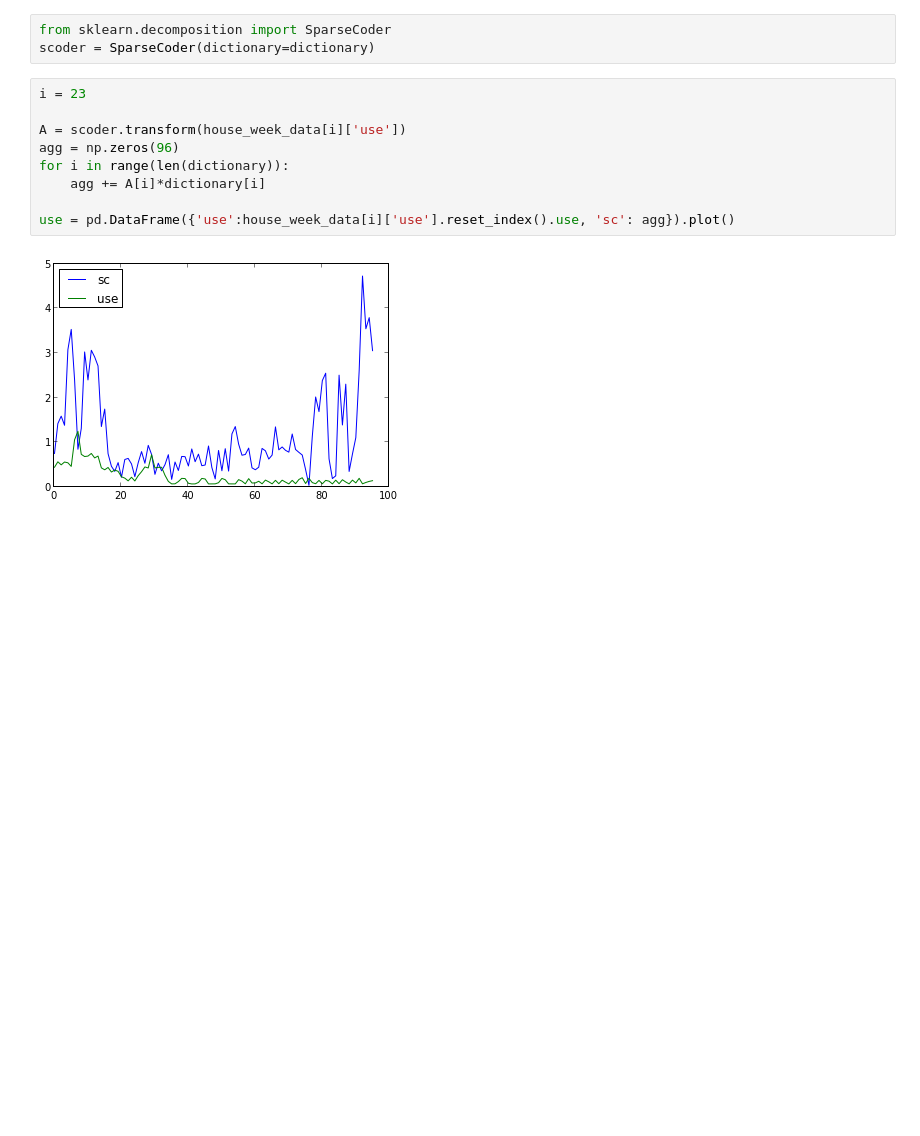
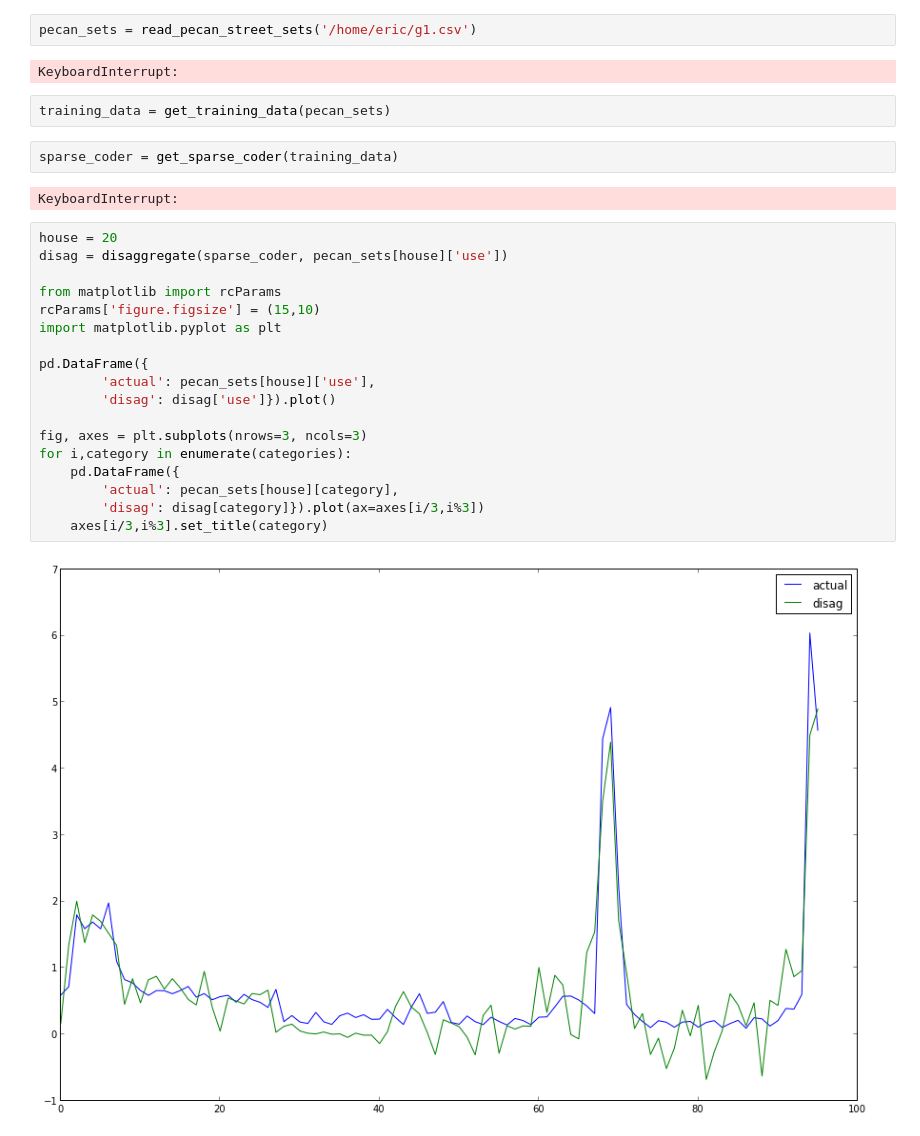
Before and after one commit to dssg/wikienergy, a Jupyter notebook: proto/sparse_coding/sparse_coding.ipynb, the cells around one changed output. Cells and saved outputs as stored; diff of their text form; blank space fills up the shorter version.

Commit message:
sparse coding
Former-commit-id: 1ca5dee79240edd00a30936216ac41364af9d450
Former-commit-id: 9469d029e3d1e2e30e9502219c14ace983c0e575
Former-commit-id: 82c68c468595608246f9f9093610b9a7ad259563

```diff
--- a/proto/sparse_coding/sparse_coding.ipynb
+++ b/proto/sparse_coding/sparse_coding.ipynb
@@ -66,14 +80,30 @@ dictionary = np.concatenate(category_dico.values())
-# %%
-from sklearn.decomposition import SparseCoder
-scoder = SparseCoder(dictionary=dictionary)
-# %%
-i = 23
-
-A = scoder.transform(house_week_data[i]['use'])
-agg = np.zeros(96)
-for i in range(len(dictionary)):
-    agg += A[i]*dictionary[i]
-
-use = pd.DataFrame({'use':house_week_data[i]['use'].reset_index().use, 'sc': agg}).plot()
-# %% [output]
-[figure, removed]
+# %%
+pecan_sets = read_pecan_street_sets('/home/eric/g1.csv')
+# %% [output]
+KeyboardInterrupt:
+# %%
+training_data = get_training_data(pecan_sets)
+# %%
+sparse_coder = get_sparse_coder(training_data)
+# %% [output]
+KeyboardInterrupt:
+# %%
+house = 20
+disag = disaggregate(sparse_coder, pecan_sets[house]['use'])
+
+from matplotlib import rcParams
+rcParams['figure.figsize'] = (15,10)
+import matplotlib.pyplot as plt
+
+pd.DataFrame({
+        'actual': pecan_sets[house]['use'],
+        'disag': disag['use']}).plot()
+
+fig, axes = plt.subplots(nrows=3, ncols=3)
+for i,category in enumerate(categories):
+    pd.DataFrame({
+        'actual': pecan_sets[house][category],
+        'disag': disag[category]}).plot(ax=axes[i/3,i%3])
+    axes[i/3,i%3].set_title(category)
+# %% [output]
+[figure, added]
```
Also changed, not shown: parts of 8 cells of this notebook.
